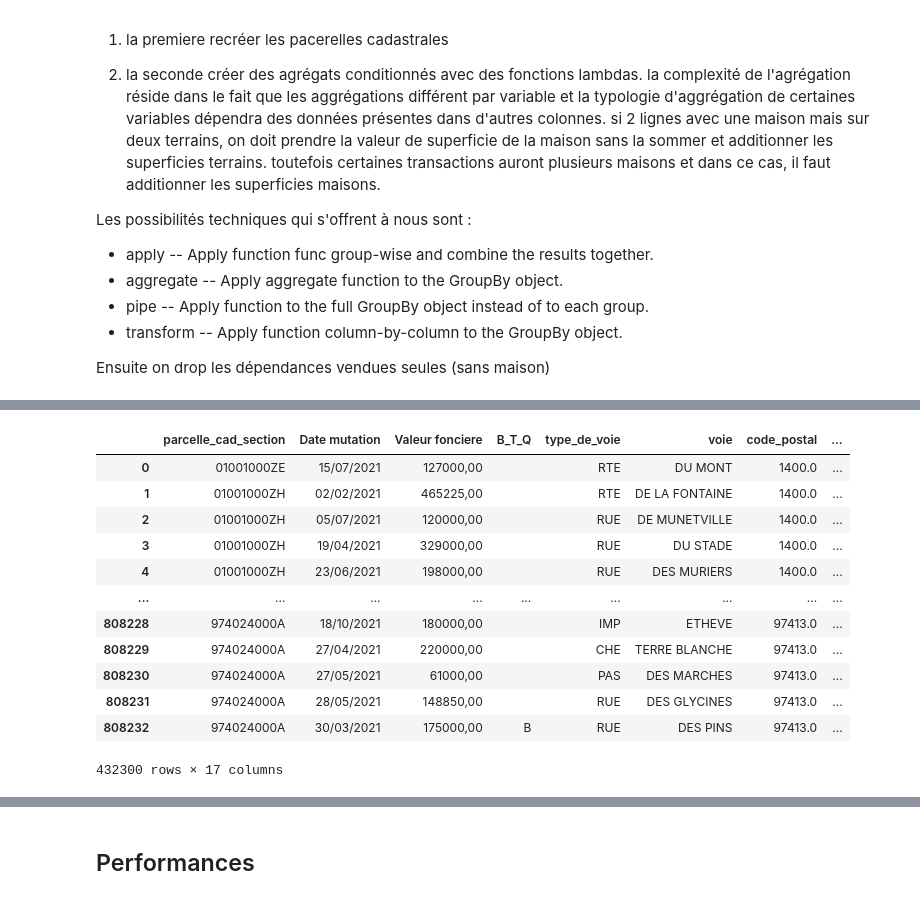
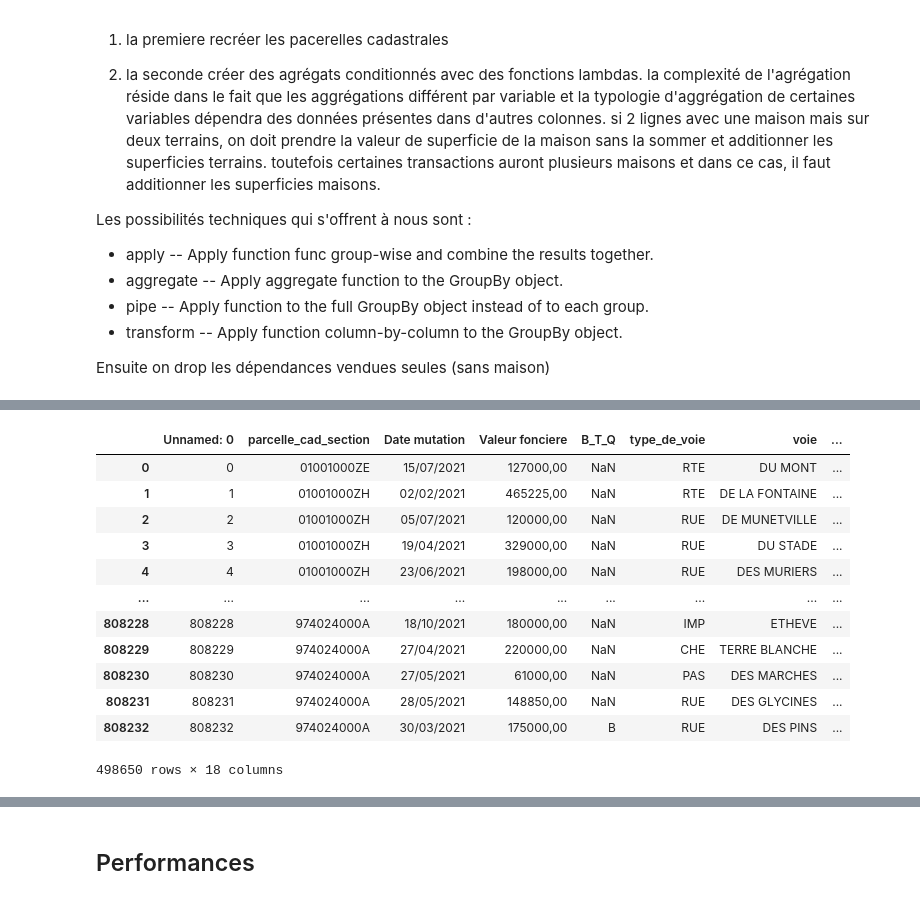
Before and after one commit to PierreBeylard/house_prediction, a Jupyter notebook: notebooks/creation_enrichissement_db_corrected2.ipynb, the cells around one changed output, grey strips where cells are left out. Drawn from its saved outputs; the diff is of its cells as text; code cells hidden in the pictures.

```diff
--- a/notebooks/creation_enrichissement_db_corrected2.ipynb
+++ b/notebooks/creation_enrichissement_db_corrected2.ipynb
@@ -290,18 +287,4 @@ test
 # %%
 test.dependance.unique()
 # %%
-test[test.dependance.apply(lambda x: x.all() != 'Dépendance')]
+df=df[df.dependance.apply(lambda x: x != "['Dépendance']")]
-# %% [output]
-|  | parcelle_cad_section | Date mutation | Valeur fonciere | B_T_Q | type_de_voie | voie | code_postal | ... |
-| 0 | 01001000ZE | 15/07/2021 | 127000,00 |  | RTE | DU MONT | 1400.0 | ... |
-| 1 | 01001000ZH | 02/02/2021 | 465225,00 |  | RTE | DE LA FONTAINE | 1400.0 | ... |
-| 2 | 01001000ZH | 05/07/2021 | 120000,00 |  | RUE | DE MUNETVILLE | 1400.0 | ... |
-| 3 | 01001000ZH | 19/04/2021 | 329000,00 |  | RUE | DU STADE | 1400.0 | ... |
-| 4 | 01001000ZH | 23/06/2021 | 198000,00 |  | RUE | DES MURIERS | 1400.0 | ... |
-| ... | ... | ... | ... | ... | ... | ... | ... | ... |
-| 808228 | 974024000A | 18/10/2021 | 180000,00 |  | IMP | ETHEVE | 97413.0 | ... |
-| 808229 | 974024000A | 27/04/2021 | 220000,00 |  | CHE | TERRE BLANCHE | 97413.0 | ... |
-| 808230 | 974024000A | 27/05/2021 | 61000,00 |  | PAS | DES MARCHES | 97413.0 | ... |
-| 808231 | 974024000A | 28/05/2021 | 148850,00 |  | RUE | DES GLYCINES | 97413.0 | ... |
-| 808232 | 974024000A | 30/03/2021 | 175000,00 | B | RUE | DES PINS | 97413.0 | ... |
-432300 rows × 17 columns
@@ -310,3 +291,21 @@ test.to_csv("aggregatedfile.csv", sep='|', encoding="utf-8")
+# %%
+df= pd.read_csv("aggregatedfile.csv")
+# %%
+df
+# %% [output]
+|  | Unnamed: 0 | parcelle_cad_section | Date mutation | Valeur fonciere | B_T_Q | type_de_voie | voie | ... |
+| 0 | 0 | 01001000ZE | 15/07/2021 | 127000,00 | NaN | RTE | DU MONT | ... |
+| 1 | 1 | 01001000ZH | 02/02/2021 | 465225,00 | NaN | RTE | DE LA FONTAINE | ... |
+| 2 | 2 | 01001000ZH | 05/07/2021 | 120000,00 | NaN | RUE | DE MUNETVILLE | ... |
+| 3 | 3 | 01001000ZH | 19/04/2021 | 329000,00 | NaN | RUE | DU STADE | ... |
+| 4 | 4 | 01001000ZH | 23/06/2021 | 198000,00 | NaN | RUE | DES MURIERS | ... |
+| ... | ... | ... | ... | ... | ... | ... | ... | ... |
+| 808228 | 808228 | 974024000A | 18/10/2021 | 180000,00 | NaN | IMP | ETHEVE | ... |
+| 808229 | 808229 | 974024000A | 27/04/2021 | 220000,00 | NaN | CHE | TERRE BLANCHE | ... |
+| 808230 | 808230 | 974024000A | 27/05/2021 | 61000,00 | NaN | PAS | DES MARCHES | ... |
+| 808231 | 808231 | 974024000A | 28/05/2021 | 148850,00 | NaN | RUE | DES GLYCINES | ... |
+| 808232 | 808232 | 974024000A | 30/03/2021 | 175000,00 | B | RUE | DES PINS | ... |
+498650 rows × 18 columns
 # %%
 test = df_filtered.groupby(["parcelle_cad_section","Date mutation","Valeur fonciere"], as_index= False).apply(lambda x : pd.Series({
     'Code postal': x['Code postal'].max()
```
Also changed, not shown: parts of 14 cells of this notebook.
